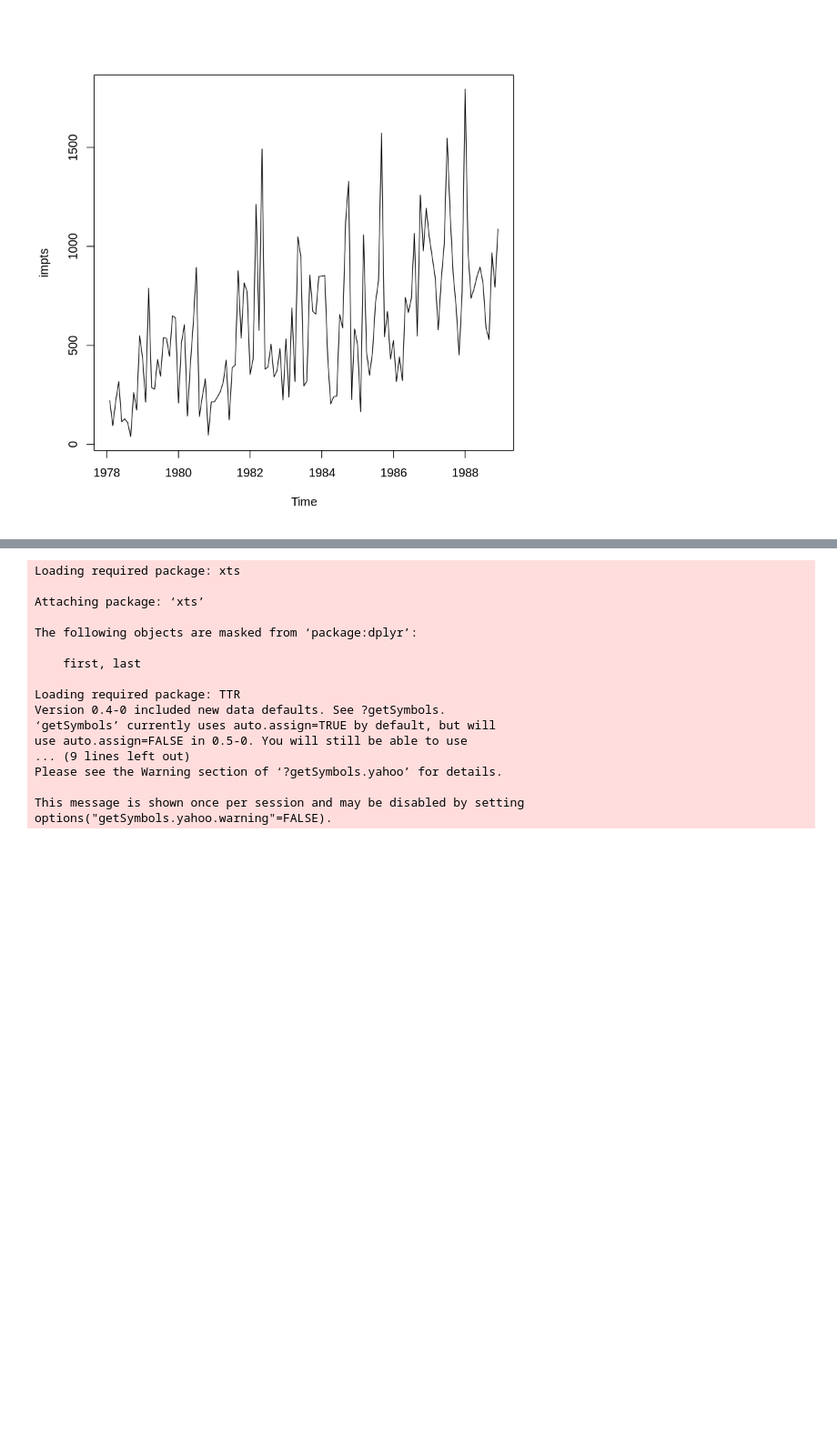
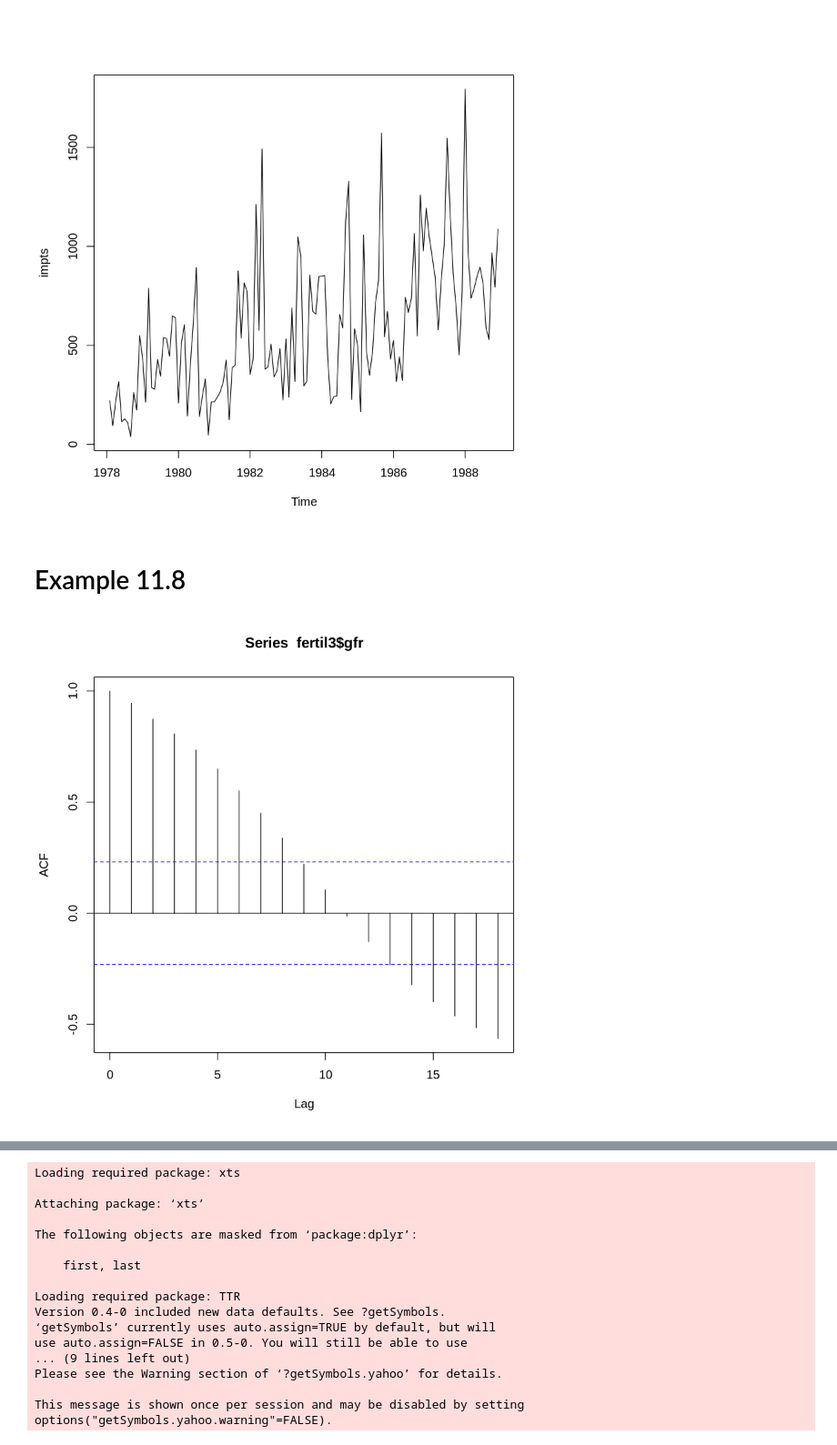
Before and after one commit to jonduan/RIntroEconometrics, a Jupyter notebook: Introductory_Econometrics_wooldridge/Chapter 11 Further Issues in Using OLS with with Time Series Data.ipynb, the cells around one changed output, grey strips where cells are left out. Shown at 91% size. Drawn from its saved outputs; the diff is of its cells as text; code cells hidden in the pictures; blank space fills up the shorter version.

```diff
--- a/Introductory_Econometrics_wooldridge/Chapter 11 Further Issues in Using OLS with with Time Series Data.ipynb
+++ b/Introductory_Econometrics_wooldridge/Chapter 11 Further Issues in Using OLS with with Time Series Data.ipynb
@@ -56,3 +480,9 @@ impts <- ts(barium$chnimp, start=c(1978,2), frequency=12)
 plot(impts)
 # %% [output]
 [figure]
+# %% [markdown]
+# Example 11.8
+# %%
+acf(fertil3$gfr)
+# %% [output]
+[figure, added]
```
Also changed, not shown: parts of 48 cells of this notebook, 7 other files.
